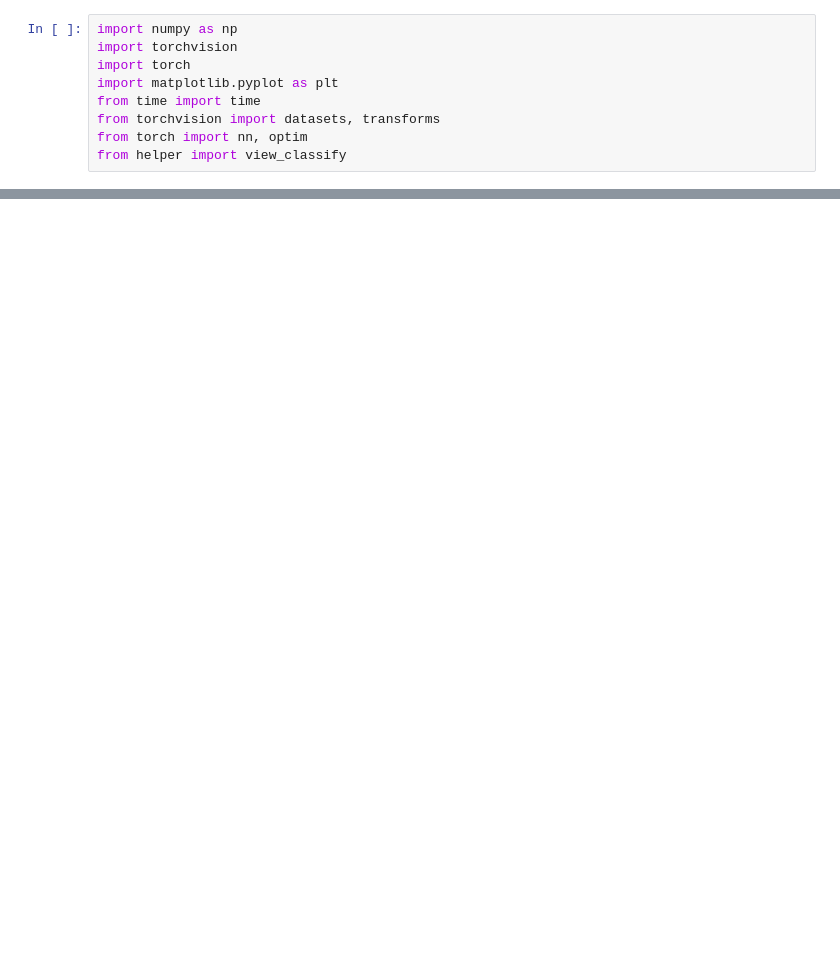
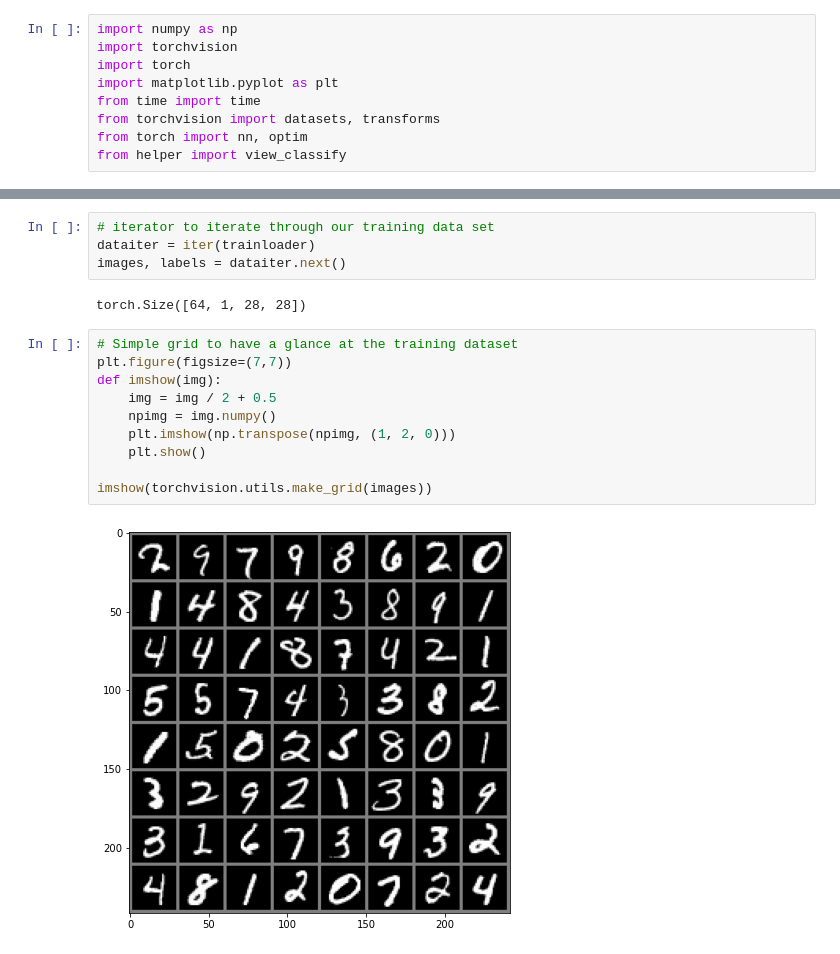
Before and after one commit to cibo-ai/mnist-draw, a Jupyter notebook: build_model.ipynb, the cells around one changed output, grey strips where cells are left out. Cells and saved outputs as stored; diff of their text form; blank space fills up the shorter version.

```diff
--- a/build_model.ipynb
+++ b/build_model.ipynb
@@ -103,0 +24,18 @@ Training time (in minutes) = 2.7070234179496766
+# %%
+# iterator to iterate through our training data set
+dataiter = iter(trainloader)
+images, labels = dataiter.next()
+# %% [output]
+torch.Size([64, 1, 28, 28])
+# %%
+# Simple grid to have a glance at the training dataset
+plt.figure(figsize=(7,7))
+def imshow(img):
+    img = img / 2 + 0.5
+    npimg = img.numpy()
+    plt.imshow(np.transpose(npimg, (1, 2, 0)))
+    plt.show()
+
+imshow(torchvision.utils.make_grid(images))
+# %% [output]
+[figure, added]
```
Also changed, not shown: parts of 14 cells of this notebook, 3 other files.
